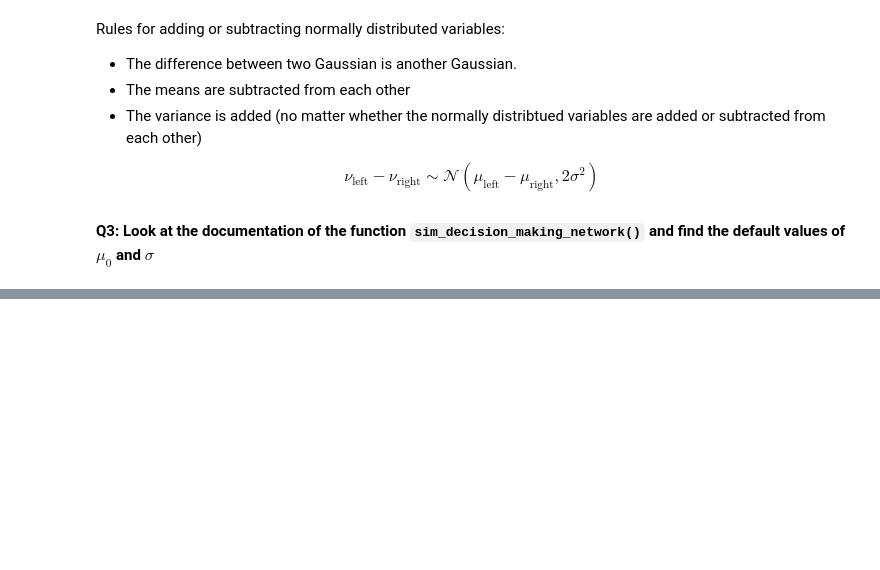
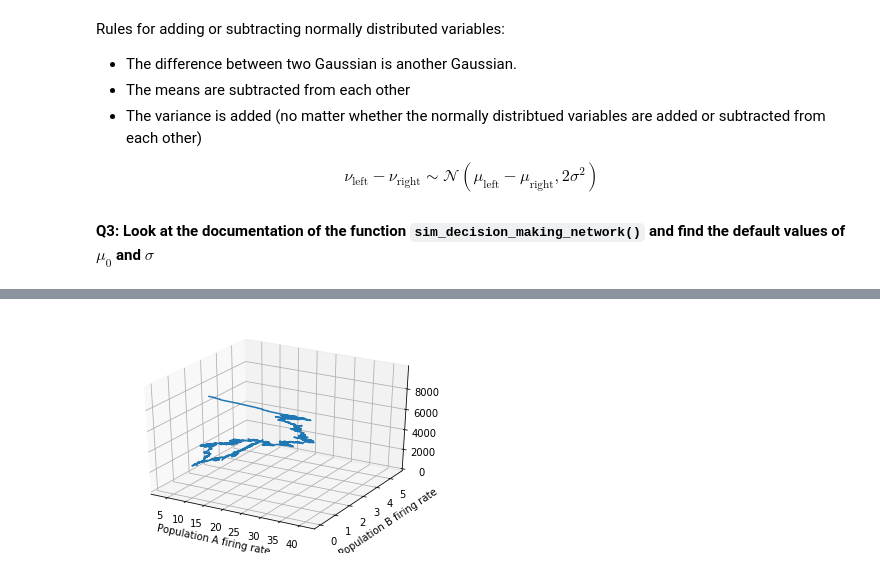
Before and after one commit to Timothysit/neuronal_dynamics_exercises, a Jupyter notebook: exercise_12_perceptual_decision_making.ipynb, the cells around one changed output, grey strips where cells are left out. Cells and saved outputs as stored; diff of their text form; code cells hidden in the pictures; blank space fills up the shorter version.

```diff
--- a/exercise_12_perceptual_decision_making.ipynb
+++ b/exercise_12_perceptual_decision_making.ipynb
@@ -259,0 +395,18 @@ $$
+# %%
+def plot_decision_space_3D(rate_monitor_A, rate_monitor_B, avg_window_width=1 * b2.ms):
+    from mpl_toolkits.mplot3d import Axes3D
+    fig = plt.figure()
+    ax = fig.add_subplot(111, projection='3d')
+    pop_A_smooth = rate_monitor_A.smooth_rate(window="flat", width=avg_window_width)/b2.Hz
+    pop_B_smooth = rate_monitor_B.smooth_rate(window="flat", width=avg_window_width)/b2.Hz
+    samples = np.arange(0, len(pop_B_smooth))
+    ax.plot(pop_A_smooth, pop_B_smooth, zs=samples)
+    plt.xlabel('Population A firing rate')
+    plt.ylabel('Population B firing rate')
+    plt.show()
+# %%
+rate_monitor_A = results["rate_monitor_A"]
+rate_monitor_B = results["rate_monitor_B"]
+plot_decision_space_3D(rate_monitor_A, rate_monitor_B, avg_window_width = 100 * b2.ms)
+# %% [output]
+[figure, added]
```
Also changed, not shown: parts of 32 cells of this notebook.
